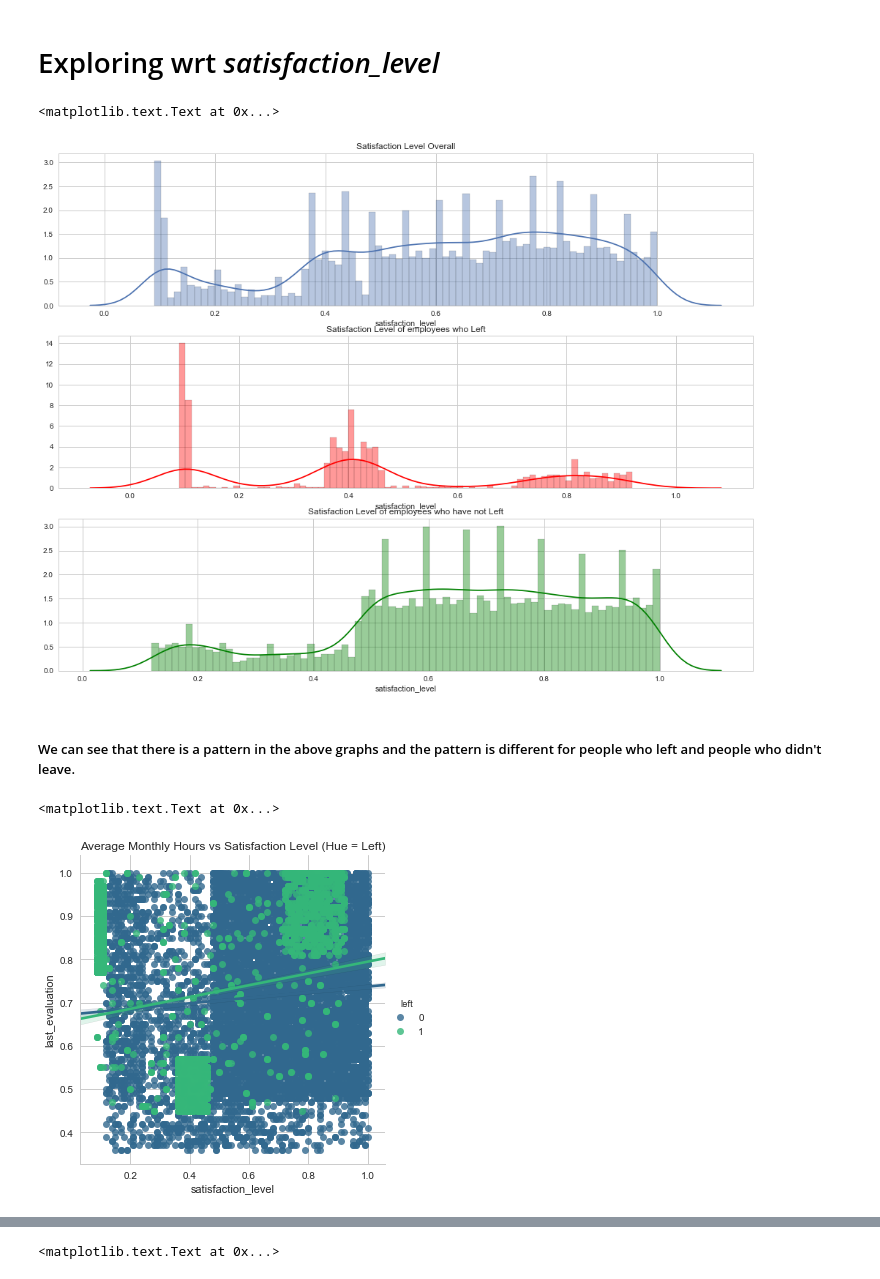
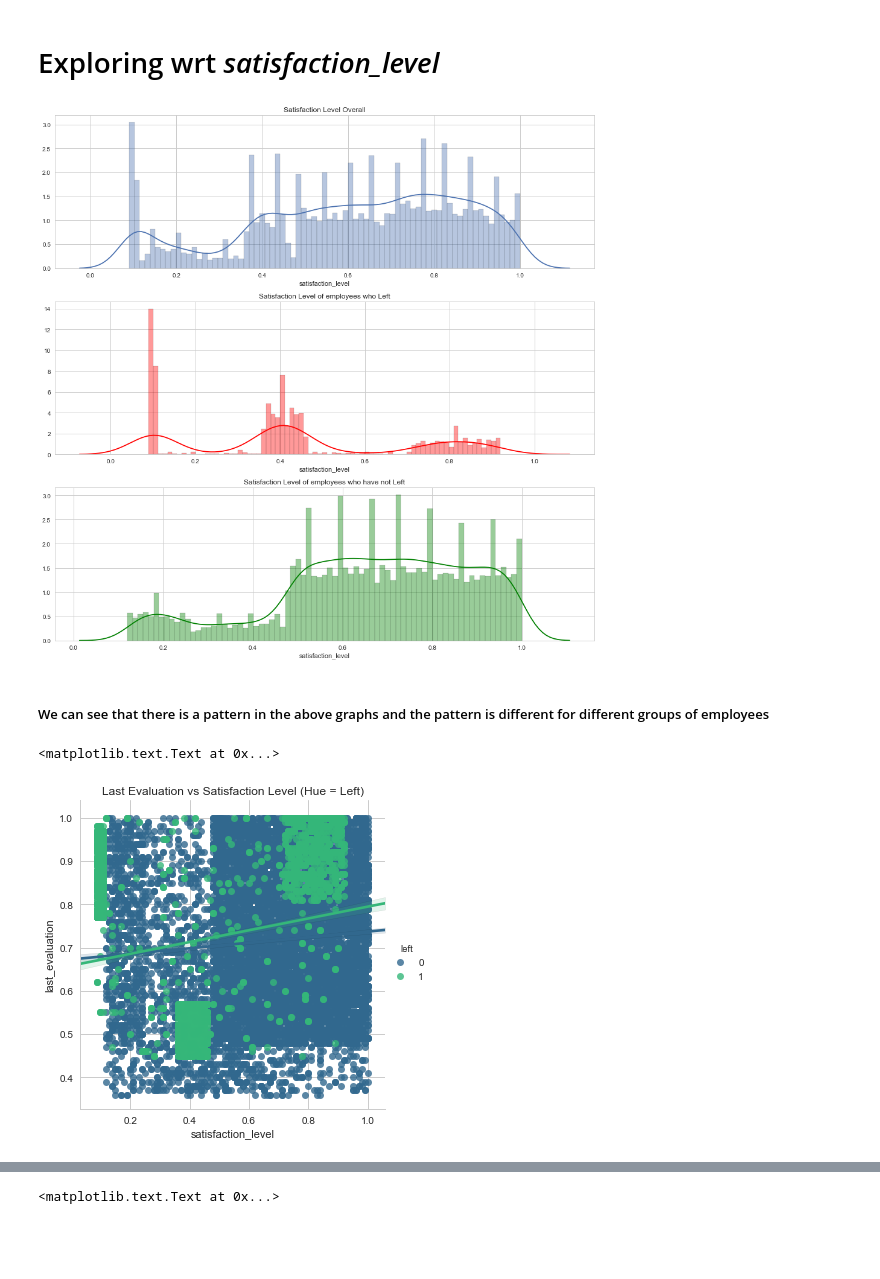
Before and after one commit to NeelChakraborty/HR-Analytics-Kaggle-, a Jupyter notebook: Explore.ipynb, the cells around one changed output, grey strips where cells are left out. Saved outputs shown, nothing was run; the diff lists cells and outputs as text; code cells hidden in the pictures; blank space fills up the shorter version.

```diff
--- a/Explore.ipynb
+++ b/Explore.ipynb
@@ -85,23 +87,26 @@ plt.title('Correlation Coefficients Left')
 # %% [markdown]
 # Exploring wrt *satisfaction_level*
 # %%
-fig, (ax1, ax2, ax3) = plt.subplots(nrows=3, figsize=(17,13))
+#Let's have a look at the distribution of satisfaction level for different groups of employees
+
+fig, (ax1, ax2, ax3) = plt.subplots(nrows=3, figsize=(13,13))
 sns.distplot(df_hr['satisfaction_level'], bins=75, ax=ax1)
 ax1.set_title('Satisfaction Level Overall')
 
 sns.distplot(df_hr_left['satisfaction_level'], bins=75, color='red', ax=ax2)
 ax2.set_title('Satisfaction Level of employees who Left')
 
 sns.distplot(df_hr_not_left['satisfaction_level'], bins=75, color='green', ax=ax3)
 ax3.set_title('Satisfaction Level of employees who have not Left')
+
+plt.tight_layout()
 # %% [output]
-<matplotlib.text.Text at 0x...>
-[figure, old version]
+[figure, new version]
 # %% [markdown]
-##### We can see that there is a pattern in the above graphs and the pattern is different for people who left and people who didn't leave.
+##### We can see that there is a pattern in the above graphs and the pattern is different for different groups of employees
 # %%
 sns.lmplot(x='satisfaction_level', y = 'last_evaluation', hue='left', data=df_hr, palette='viridis')
-plt.title('Average Monthly Hours vs Satisfaction Level (Hue = Left)')
+plt.title('Last Evaluation vs Satisfaction Level (Hue = Left)')
 # %% [output]
 <matplotlib.text.Text at 0x...>
-[figure, old version]
+[figure, new version]
```
Also changed, not shown: parts of 111 cells of this notebook.
